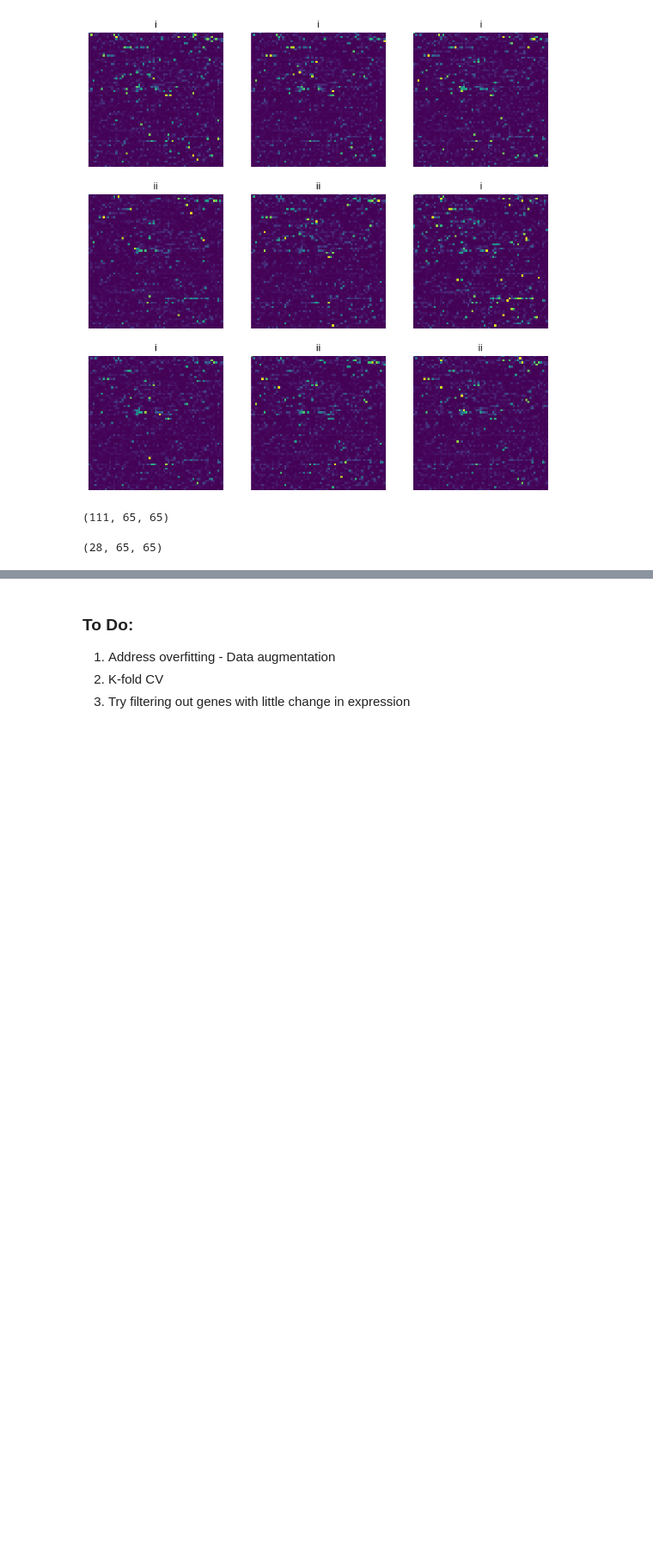
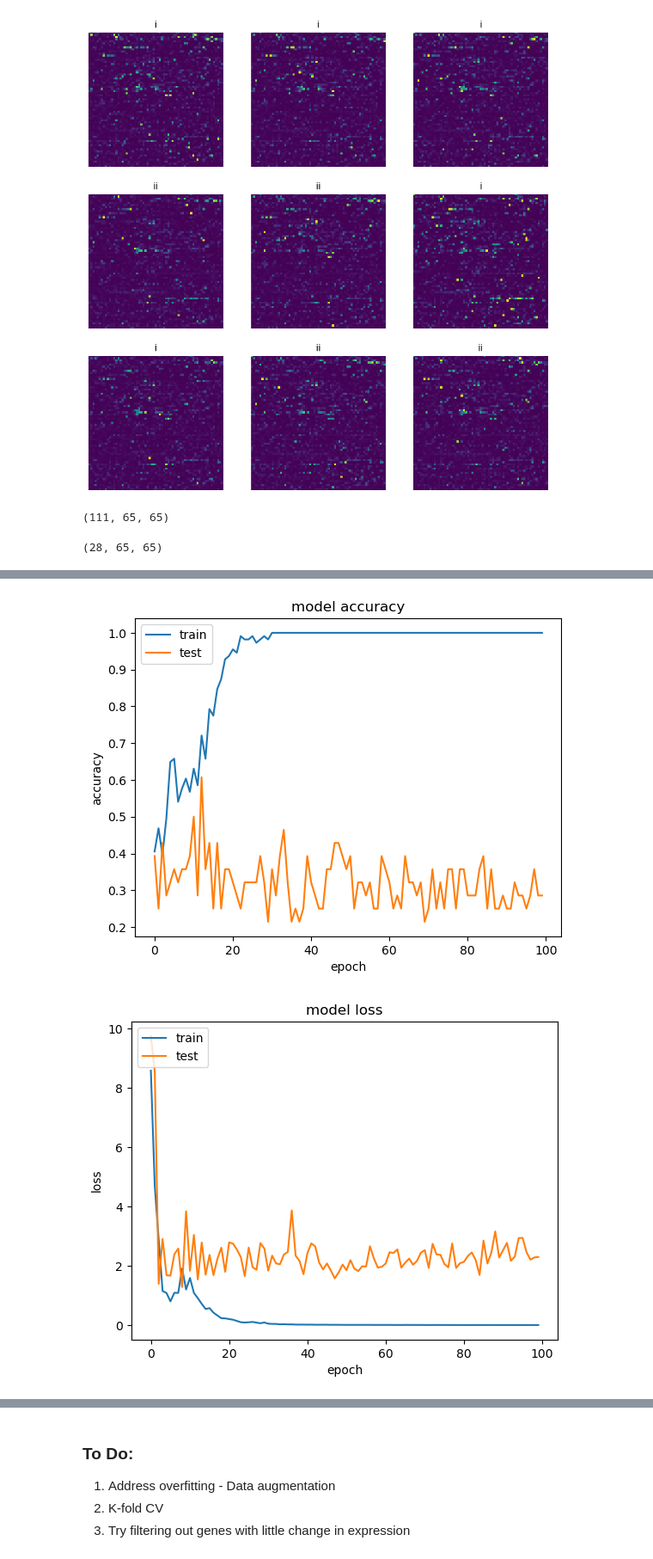
Before and after one commit to ml-sum23/genomic-cancer-classification, a Jupyter notebook: 03-cnn.ipynb, the cells around one changed output, grey strips where cells are left out. Shown at 86% size. Saved outputs shown, nothing was run; the diff lists cells and outputs as text; code cells hidden in the pictures; blank space fills up the shorter version.

```diff
--- a/03-cnn.ipynb
+++ b/03-cnn.ipynb
@@ -31,6 +31,3 @@ X_sub.head()
 | tcga-2y-a9gy-7 | 11699 | 1179 | 81 | 2991 | 966 | 1559 | 935 | 22 | 28 | 641 | ... | ... |
 | tcga-2y-a9gz-8 | 264407 | 919 | 1435 | 3304 | 21557 | 1762 | 2134 | 107 | 42 | 2779 | ... | ... |
 5 rows × 4223 columns
-# %%
-X_sub = X_sub.to_numpy()
-X_sub
@@ -94,0 +82,3 @@ def scale_to_rgb(float_array):
+# %%
+imgs = reshape_df(X_sub)
+display(len(imgs))
@@ -95,3 +87,4 @@ def scale_to_rgb(float_array):
 # %%
+X = np.array(imgs)
 y = pd.read_csv(data_dir + 'labels.csv', index_col=0)
 y = y.to_numpy().ravel()
@@ -201,7 +180,7 @@ _________________________________________________________________
 history = model.fit(
         X_train,
         trainY,
-        epochs=10,
+        epochs=100,
         validation_data=(X_test, testY)
     )
 # %% [output]
@@ -227,0 +204,20 @@ Epoch 10/10
+# %%
+# summarize history for accuracy
+plt.plot(history.history['accuracy'])
+plt.plot(history.history['val_accuracy'])
+plt.title('model accuracy')
+plt.ylabel('accuracy')
+plt.xlabel('epoch')
+plt.legend(['train', 'test'], loc='upper left')
+plt.show()
+# summarize history for loss
+plt.plot(history.history['loss'])
+plt.plot(history.history['val_loss'])
+plt.title('model loss')
+plt.ylabel('loss')
+plt.xlabel('epoch')
+plt.legend(['train', 'test'], loc='upper left')
+plt.show()
+# %% [output]
+[figure, added]
+[figure, added]
```
Also changed, not shown: parts of 9 cells of this notebook.
